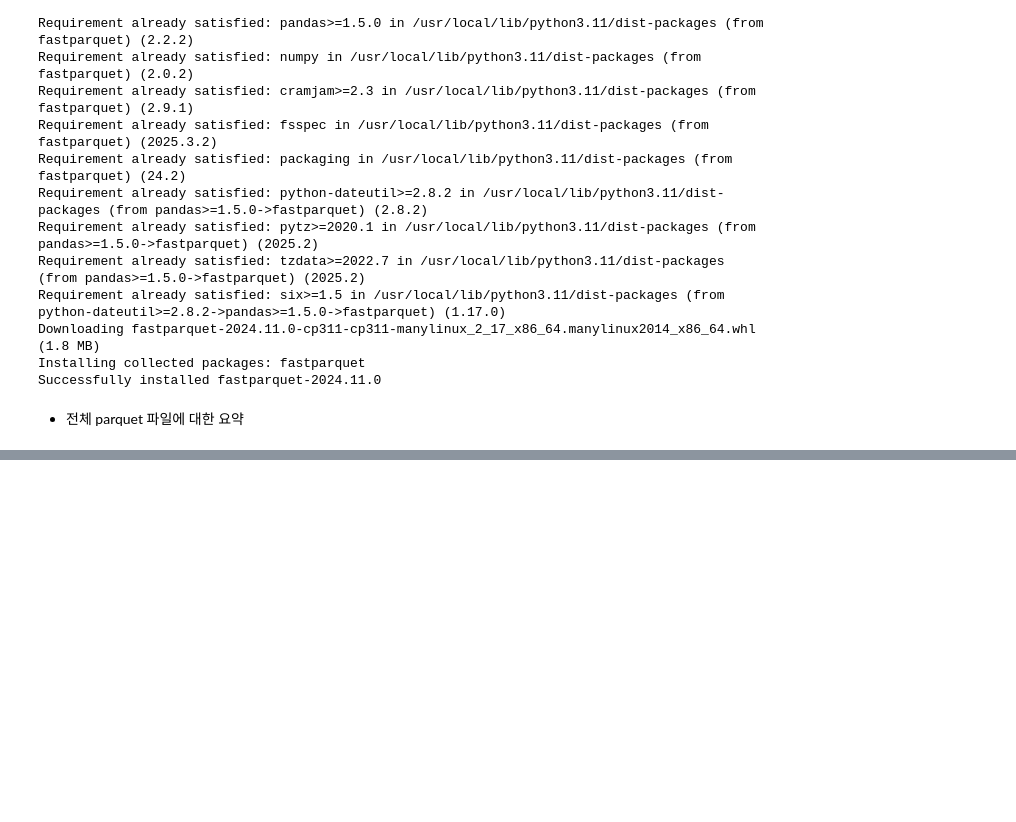
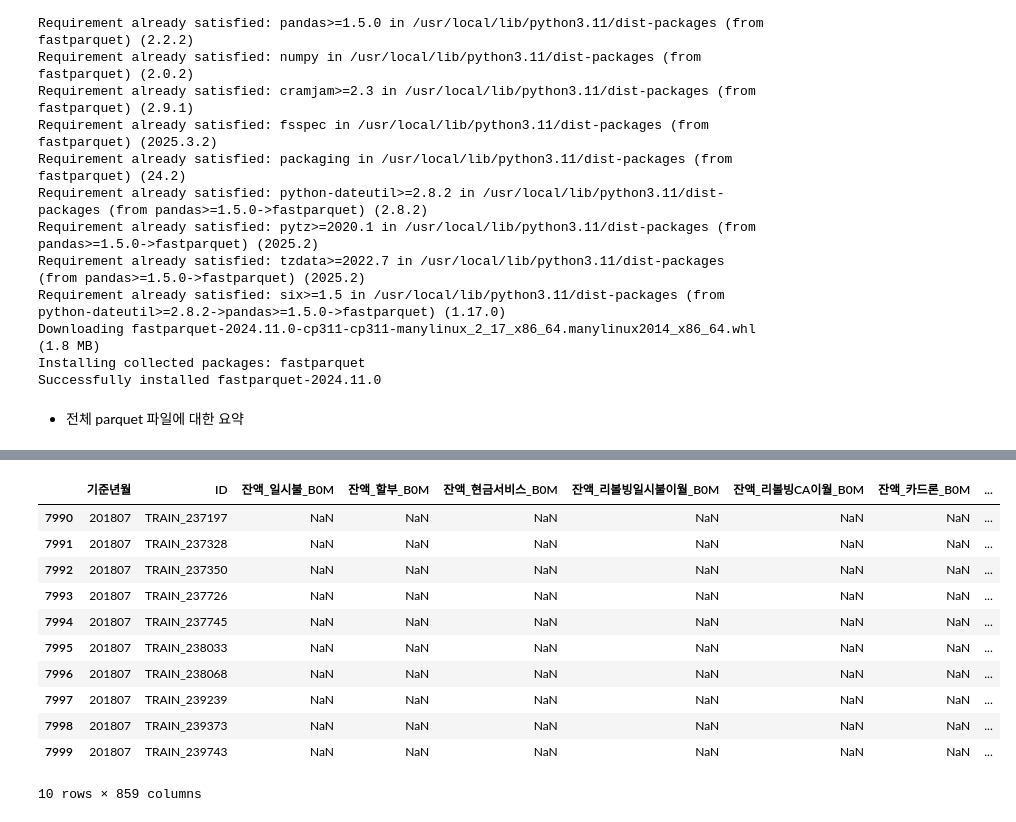
Before and after one commit to BinarySstar/Credit-Card-Segment-Classfication, a Jupyter notebook: Credit_Card_Segment_Classfication.ipynb, the cells around one changed output, grey strips where cells are left out. Cells and saved outputs as stored; diff of their text form; code cells hidden in the pictures; blank space fills up the shorter version.

```diff
--- a/Credit_Card_Segment_Classfication.ipynb
+++ b/Credit_Card_Segment_Classfication.ipynb
@@ -339,0 +294,15 @@ KeyboardInterrupt:
+# %%
+combined_sample_df.tail(10)
+# %% [output]
+|  | 기준년월 | ID | 잔액_일시불_B0M | 잔액_할부_B0M | 잔액_현금서비스_B0M | 잔액_리볼빙일시불이월_B0M | 잔액_리볼빙CA이월_B0M | 잔액_카드론_B0M | ... |
+| 7990 | 201807 | TRAIN_237197 | NaN | NaN | NaN | NaN | NaN | NaN | ... |
+| 7991 | 201807 | TRAIN_237328 | NaN | NaN | NaN | NaN | NaN | NaN | ... |
+| 7992 | 201807 | TRAIN_237350 | NaN | NaN | NaN | NaN | NaN | NaN | ... |
+| 7993 | 201807 | TRAIN_237726 | NaN | NaN | NaN | NaN | NaN | NaN | ... |
+| 7994 | 201807 | TRAIN_237745 | NaN | NaN | NaN | NaN | NaN | NaN | ... |
+| 7995 | 201807 | TRAIN_238033 | NaN | NaN | NaN | NaN | NaN | NaN | ... |
+| 7996 | 201807 | TRAIN_238068 | NaN | NaN | NaN | NaN | NaN | NaN | ... |
+| 7997 | 201807 | TRAIN_239239 | NaN | NaN | NaN | NaN | NaN | NaN | ... |
+| 7998 | 201807 | TRAIN_239373 | NaN | NaN | NaN | NaN | NaN | NaN | ... |
+| 7999 | 201807 | TRAIN_239743 | NaN | NaN | NaN | NaN | NaN | NaN | ... |
+10 rows × 859 columns
```
Also changed, not shown: parts of 11 cells of this notebook.
